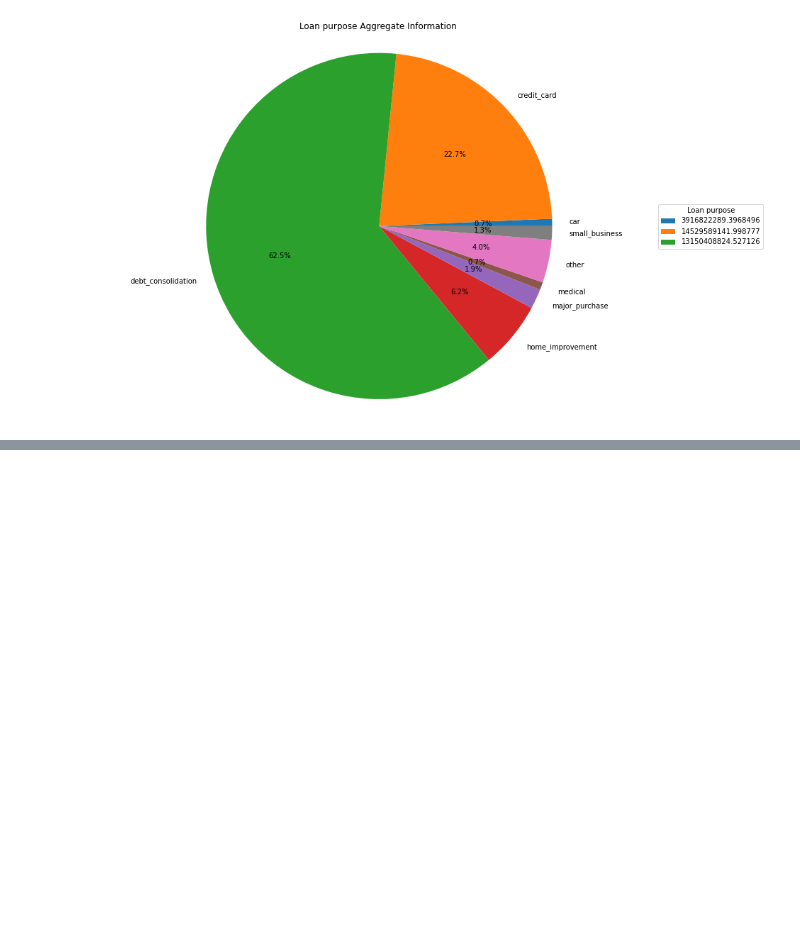
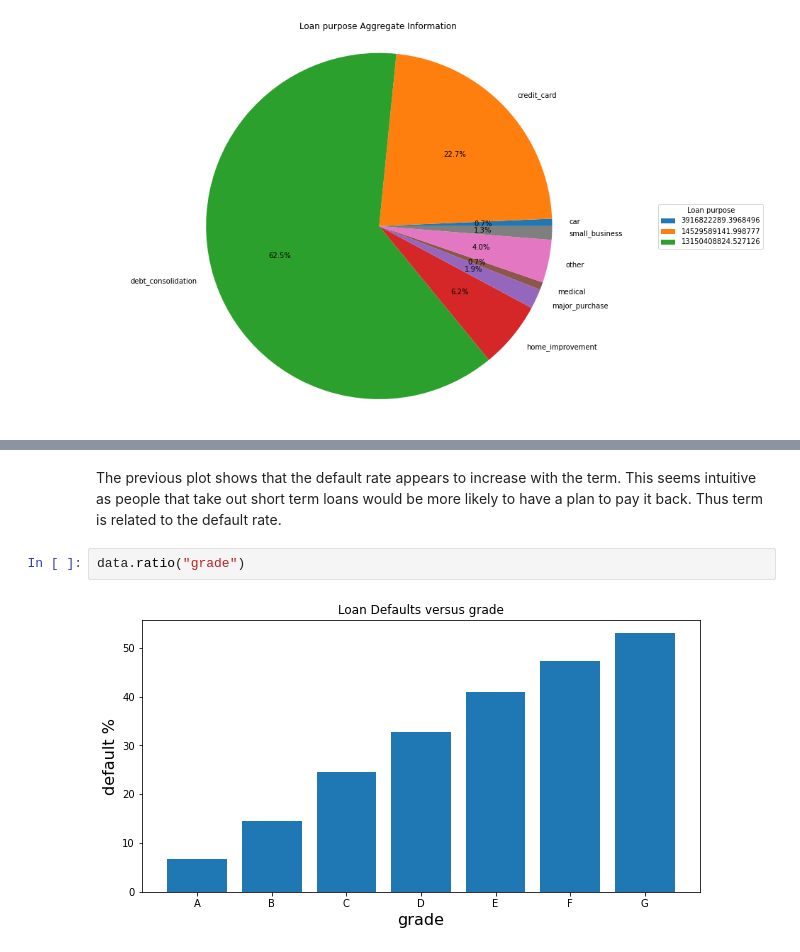
Before and after one commit to NFJ1618/lending-club-analysis, a Jupyter notebook: lending-club-analysis.ipynb, the cells around one changed output, grey strips where cells are left out. Cells and saved outputs as stored; diff of their text form; blank space fills up the shorter version.

```diff
--- a/lending-club-analysis.ipynb
+++ b/lending-club-analysis.ipynb
@@ -65,0 +76,6 @@ plt.show()
+# %% [markdown]
+The previous plot shows that the default rate appears to increase with the term. This seems intuitive as people that take out short term loans would be more likely to have a plan to pay it back. Thus term is related to the default rate.
+# %%
+data.ratio("grade")
+# %% [output]
+[figure, added]
```
Also changed, not shown: parts of 31 cells of this notebook, 1 other file.
